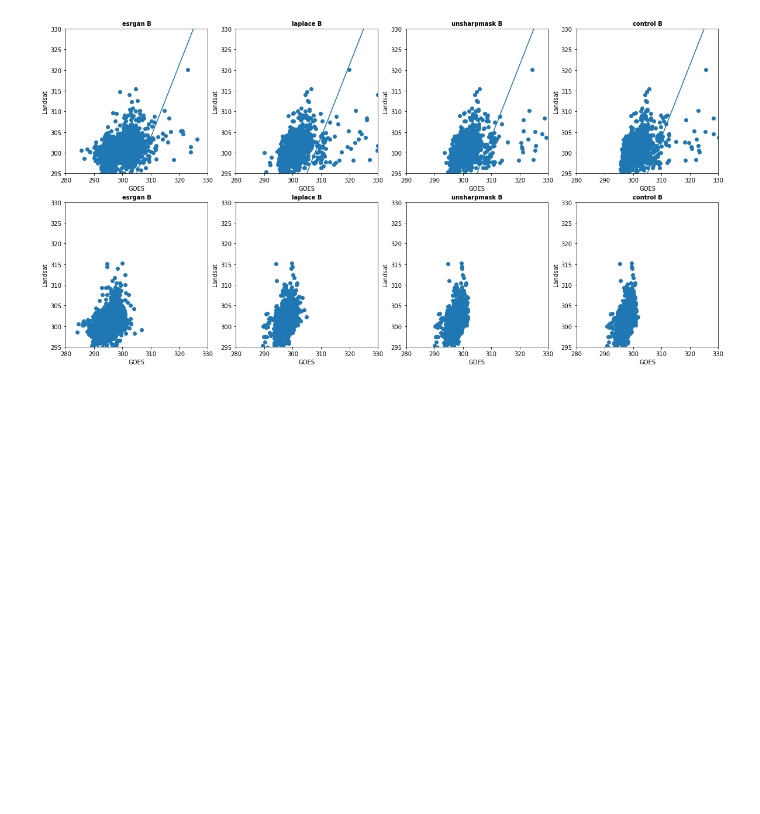
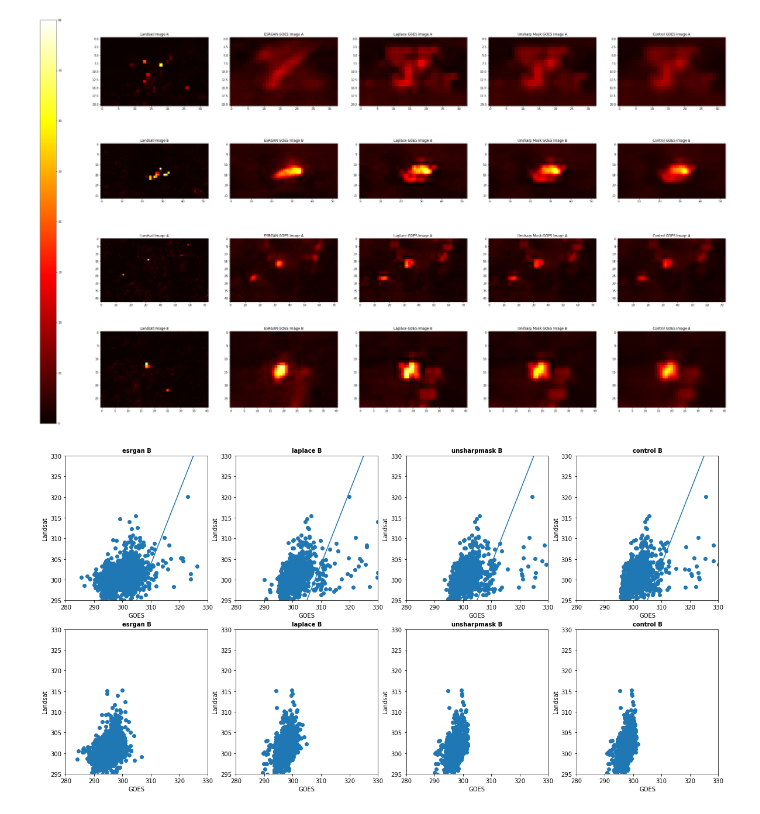
Before and after one commit to ccny-glasslab/Fires, a Jupyter notebook: landsat_subsets.ipynb, the cells around one changed output. Saved outputs shown, nothing was run; the diff lists cells and outputs as text; code cells hidden in the pictures; blank space fills up the shorter version.

```diff
--- a/landsat_subsets.ipynb
+++ b/landsat_subsets.ipynb
@@ -329,3 +340,29 @@ cbar = f.colorbar(im, cax=cb_ax)
+# %%
+f, (ax1, ax2, ax3, ax4) = plt.subplots(4, 5, figsize=(40, 25))
+axs = [ax1, ax2, ax3, ax4]
+
+max_temp = 80
+min_temp = 0
+
+for n in range(4):
+    ax = axs[n]
+    subset = subsets[n]
+
+    im = ax[0].imshow(10*subset['landsat_diff'], vmin = min_temp, vmax = max_temp, cmap='hot')
+    ax[0].set_title('Landsat Image ' + subset['loc'])
+    ax[1].imshow(subset['esrgan_goes_diff'], vmin = min_temp, vmax = max_temp, cmap='hot')
+    ax[1].set_title('ESRGAN GOES Image ' + subset['loc'])
+    ax[2].imshow(subset['laplace_goes_diff'], vmin = min_temp, vmax = max_temp, cmap='hot')
+    ax[2].set_title('Laplace GOES Image ' + subset['loc'])
+    ax[3].imshow(subset['unsharpmask_goes_diff'], vmin = min_temp, vmax = max_temp, cmap='hot')
+    ax[3].set_title('Unsharp Mask GOES Image ' + subset['loc'])
+    ax[4].imshow(subset['control_goes_diff'], vmin = min_temp, vmax = max_temp, cmap='hot')
+    ax[4].set_title('Control GOES Image ' + subset['loc'])
+
+cb_ax = f.add_axes([0.05, 0.1, 0.02, 0.8])
+cbar = f.colorbar(im, cax=cb_ax)
+# %% [output]
+[figure, added]
 # %%
 x_coords = [305, 325]
 y_coords = [295, 330]
```
Also changed, not shown: parts of 17 cells of this notebook, 8 other files.
